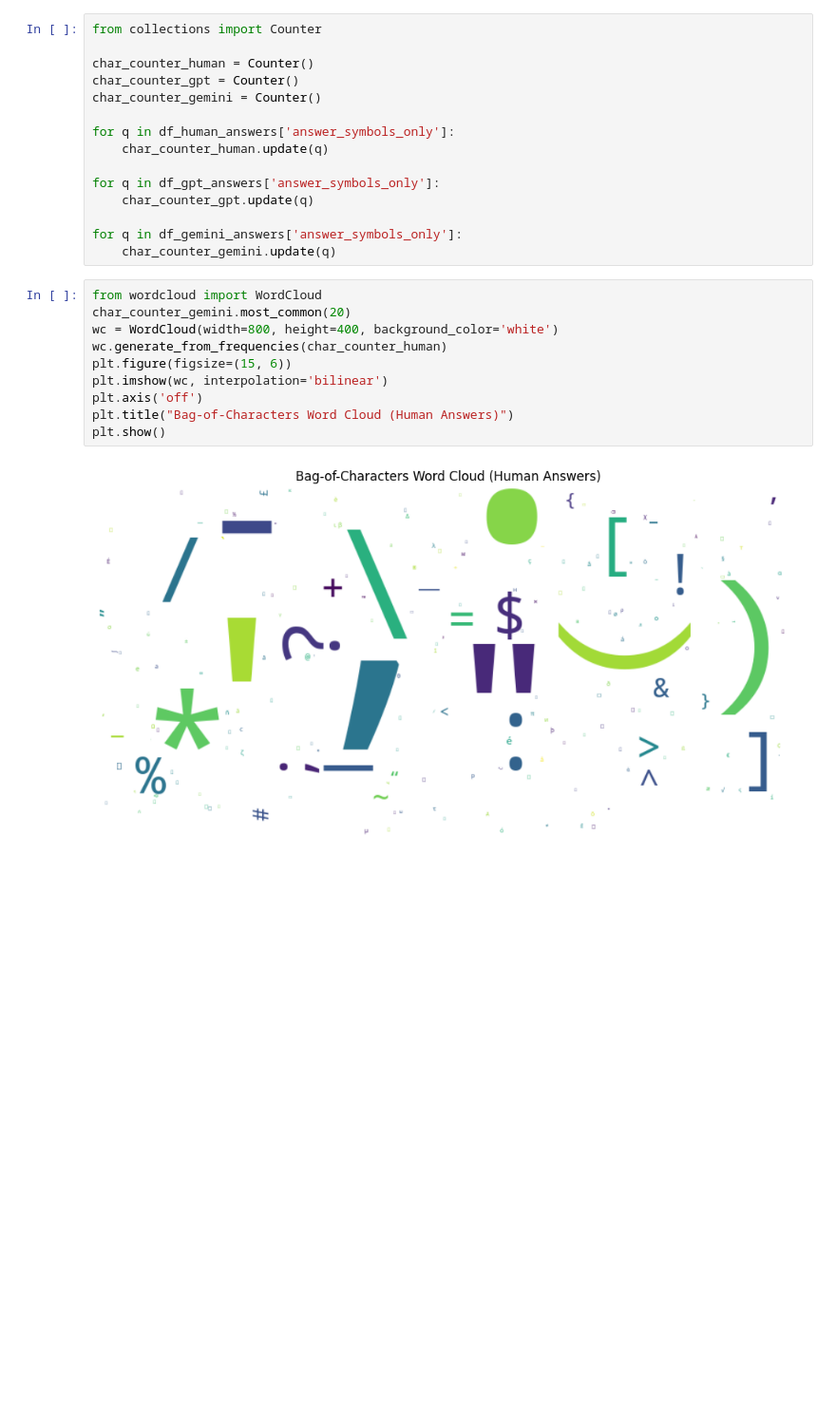
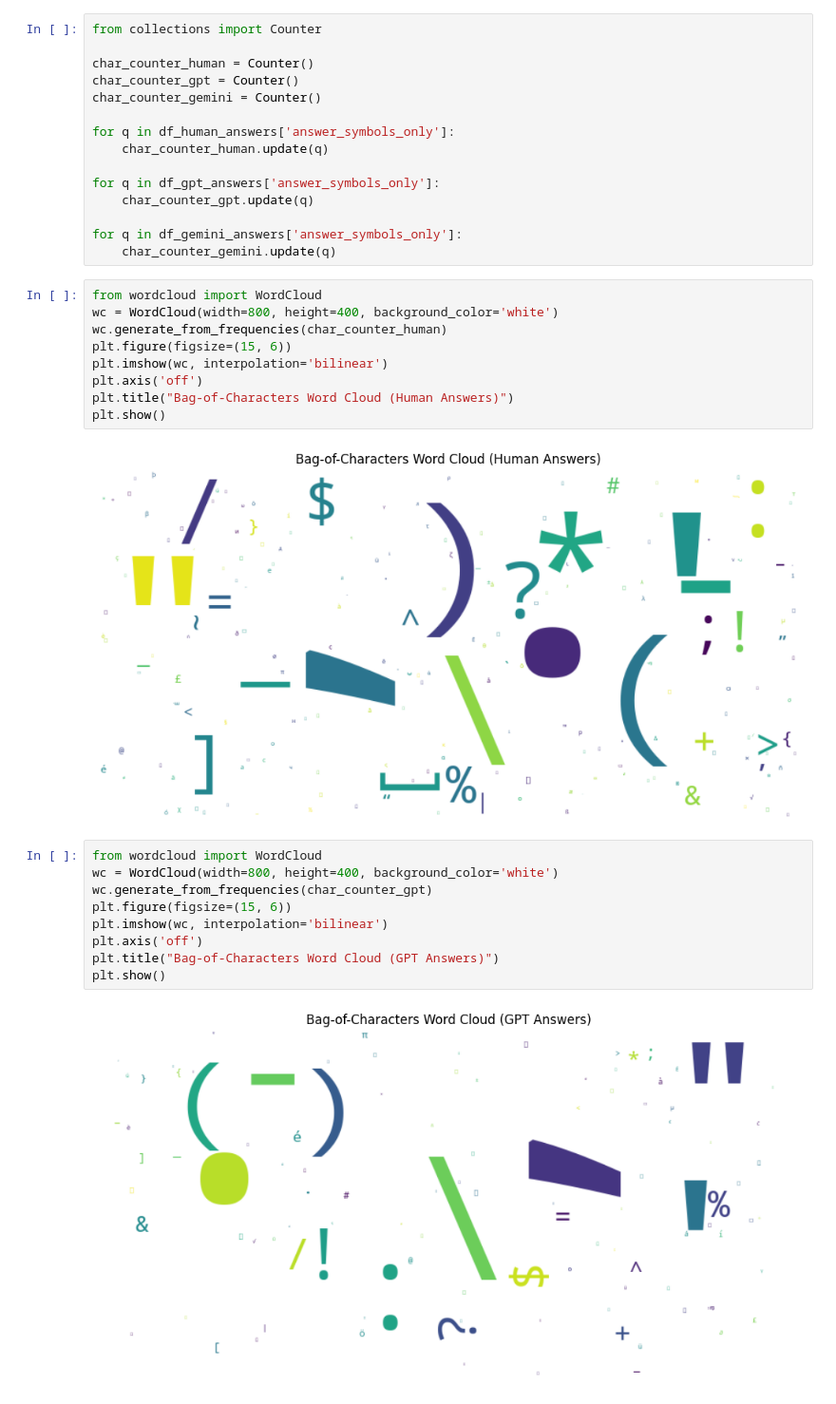
Before and after one commit to Idokopilov/magshimim-final-project, a Jupyter notebook: basedgabiEDA.ipynb, the cells around one changed output. Shown: that part at 95% size. Cells and saved outputs as stored; diff of their text form; blank space fills up the shorter version.

Commit message:
finished boc graphs

```diff
--- a/basedgabiEDA.ipynb
+++ b/basedgabiEDA.ipynb
@@ -176,7 +176,6 @@ for q in df_gemini_answers['answer_symbols_only']:
     char_counter_gemini.update(q)
 # %%
 from wordcloud import WordCloud
-char_counter_gemini.most_common(20)
 wc = WordCloud(width=800, height=400, background_color='white')
 wc.generate_from_frequencies(char_counter_human)
 plt.figure(figsize=(15, 6))
@@ -185,4 +184,15 @@ plt.axis('off')
 plt.title("Bag-of-Characters Word Cloud (Human Answers)")
 plt.show()
 # %% [output]
-[figure, old version]
+[figure, new version]
+# %%
+from wordcloud import WordCloud
+wc = WordCloud(width=800, height=400, background_color='white')
+wc.generate_from_frequencies(char_counter_gpt)
+plt.figure(figsize=(15, 6))
+plt.imshow(wc, interpolation='bilinear')
+plt.axis('off')
+plt.title("Bag-of-Characters Word Cloud (GPT Answers)")
+plt.show()
+# %% [output]
+[figure, added]
```
Also changed, not shown: parts of 1 cell of this notebook.
